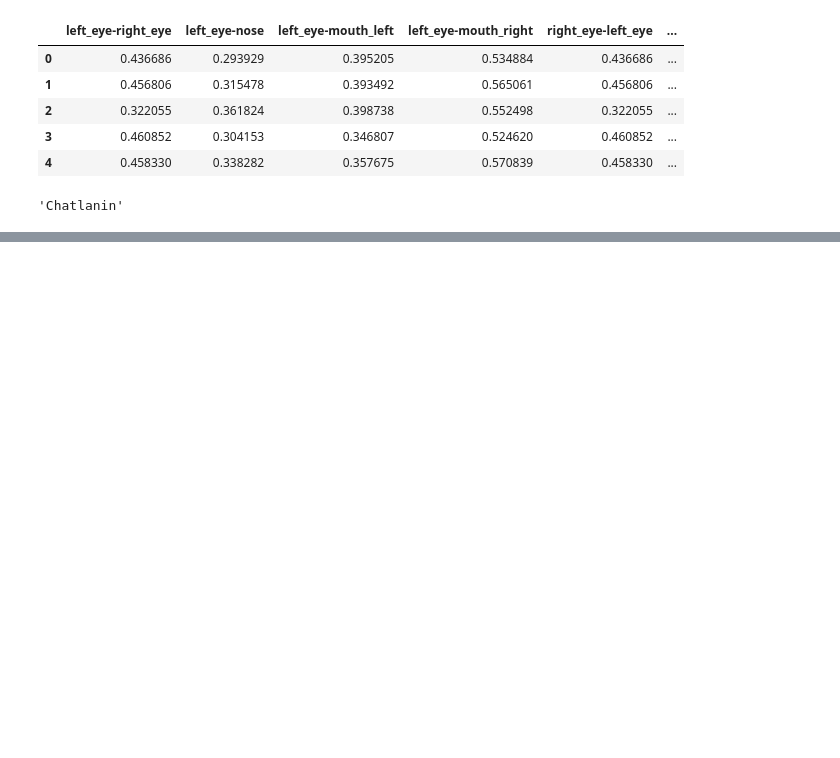
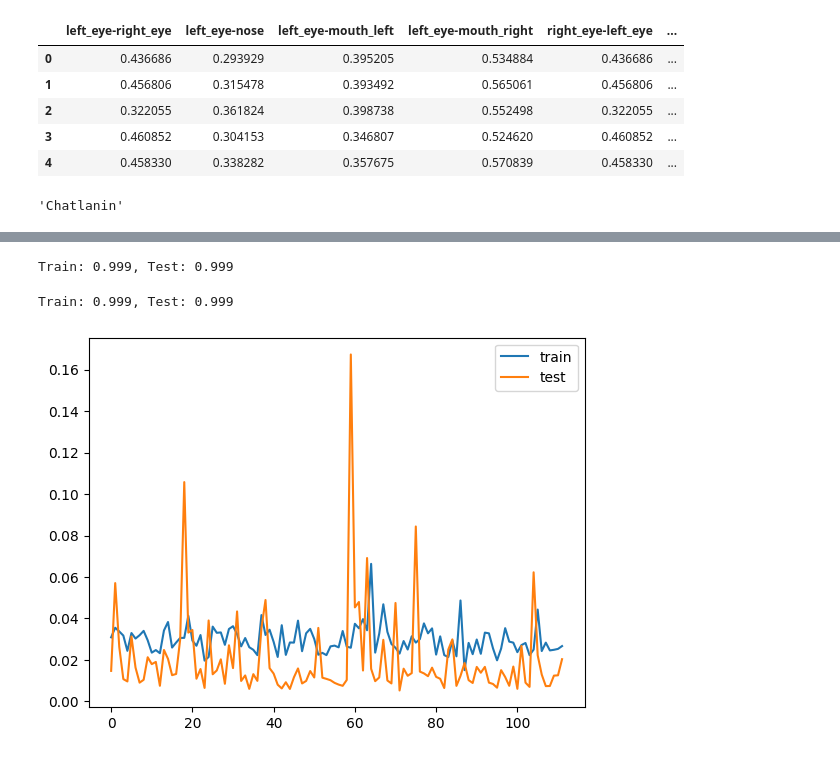
Before and after one commit to kertser/Patzak, a Jupyter notebook: classifier.ipynb, the cells around one changed output, grey strips where cells are left out. Saved outputs shown, nothing was run; the diff lists cells and outputs as text; code cells hidden in the pictures; blank space fills up the shorter version.

```diff
--- a/classifier.ipynb
+++ b/classifier.ipynb
@@ -29,0 +94,12 @@ pazak[model.predict([df.iloc[11]])[0]]
+# %%
+X = df.drop(['predictor'],axis=1)
+y = df['predictor']
+# %%
+X_train, X_test, y_train, y_test = train_test_split(X, y, test_size=0.20)
+# %%
+# fit model
+es = EarlyStopping(monitor='val_loss', mode='min', verbose=1, patience=100)
+#es = EarlyStopping(monitor='val_auc', mode='max', verbose=1, patience=100)
+mc = ModelCheckpoint('best_model2.h5', monitor='val_accuracy', mode='max', verbose=1, save_best_only=True)
+#mc = ModelCheckpoint('best_model2.h5', monitor='val_auc', mode='max', verbose=1, save_best_only=True)
+history = model1.fit(X_train, y_train, validation_data=(X_test, y_test), epochs=4000, verbose=1, callbacks=[es, mc])
@@ -29,0 +112,19 @@ pazak[model.predict([df.iloc[11]])[0]]
+# %%
+# load the saved model
+saved_model = load_model('best_model1.h5')
+# evaluate the model
+_, train_acc = saved_model.evaluate(X_train, y_train, verbose=0)
+_, test_acc = saved_model.evaluate(X_test, y_test, verbose=0)
+print('Train: %.3f, Test: %.3f' % (train_acc, test_acc))
+# %% [output]
+Train: 0.999, Test: 0.999
+# %%
+print('Train: %.3f, Test: %.3f' % (train_acc, test_acc))
+# plot training history
+plt.plot(history.history['loss'], label='train')
+plt.plot(history.history['val_loss'], label='test')
+plt.legend()
+plt.show()
+# %% [output]
+Train: 0.999, Test: 0.999
+[figure, added]
```
Also changed, not shown: parts of 11 cells of this notebook, 4 other files.
